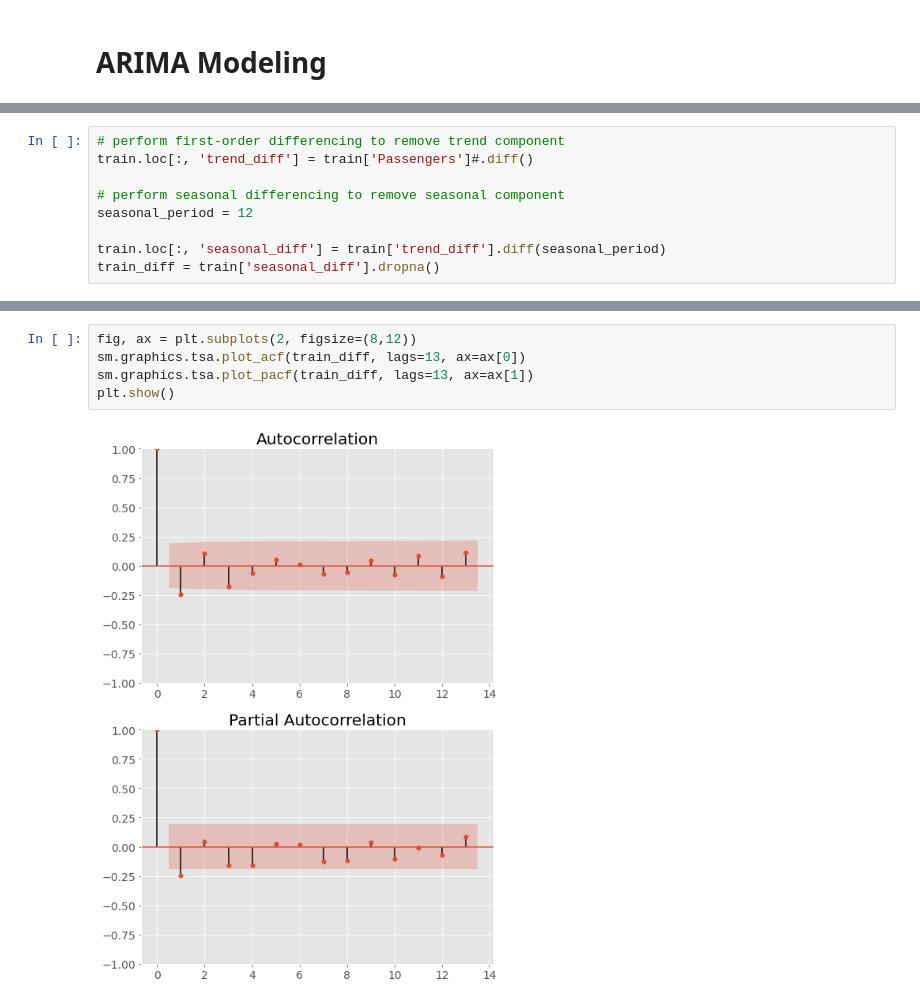
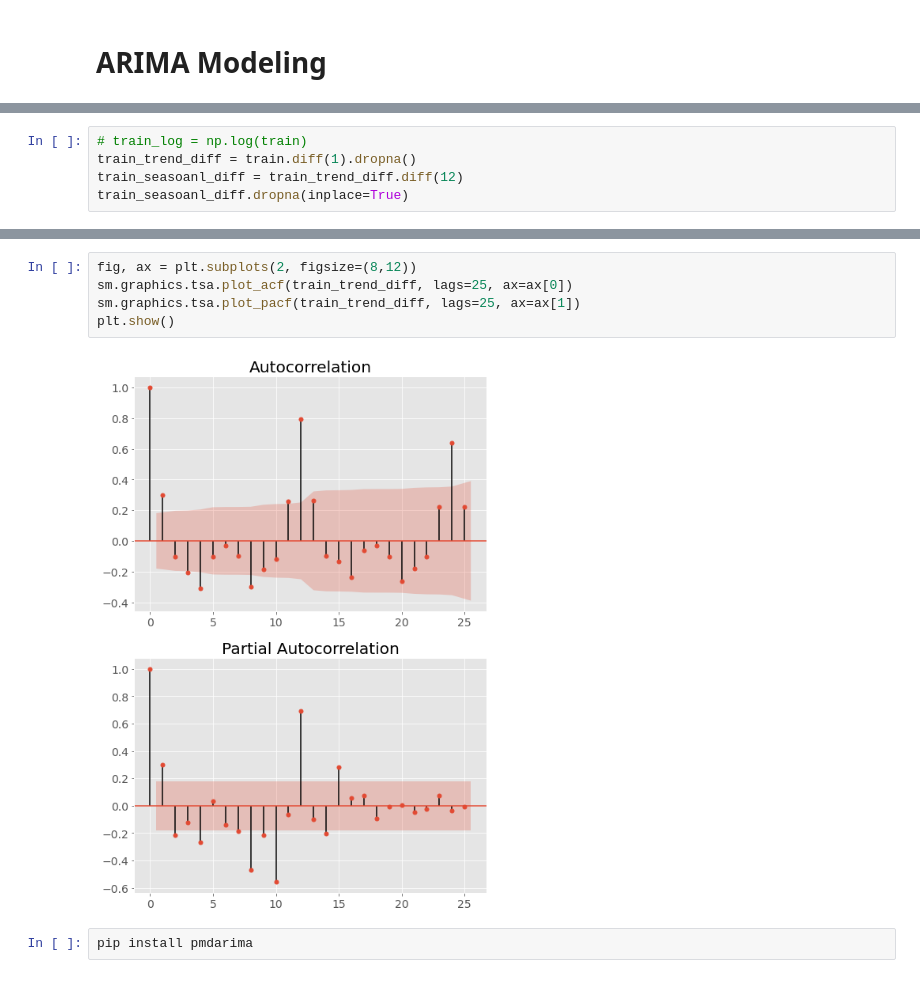
Before and after one commit to ashrafalaghbari/RetailSensei, a Jupyter notebook: Univariate_TS_modeling.ipynb, the cells around one changed output, grey strips where cells are left out. Drawn from its saved outputs; the diff is of its cells as text.

```diff
--- a/Univariate_TS_modeling.ipynb
+++ b/Univariate_TS_modeling.ipynb
@@ -375,10 +356,6 @@ train.diff()
-# %%
-# perform first-order differencing to remove trend component
-train.loc[:, 'trend_diff'] = train['Passengers']#.diff()
-
-# perform seasonal differencing to remove seasonal component
-seasonal_period = 12
-
-train.loc[:, 'seasonal_diff'] = train['trend_diff'].diff(seasonal_period)
-train_diff = train['seasonal_diff'].dropna()
+# %%
+# train_log = np.log(train)
+train_trend_diff = train.diff(1).dropna()
+train_seasoanl_diff = train_trend_diff.diff(12)
+train_seasoanl_diff.dropna(inplace=True)
 # %%
@@ -398,9 +375,11 @@ else:
 Time series is stationary
 # %%
 fig, ax = plt.subplots(2, figsize=(8,12))
-sm.graphics.tsa.plot_acf(train_diff, lags=13, ax=ax[0])
-sm.graphics.tsa.plot_pacf(train_diff, lags=13, ax=ax[1])
+sm.graphics.tsa.plot_acf(train_trend_diff, lags=25, ax=ax[0])
+sm.graphics.tsa.plot_pacf(train_trend_diff, lags=25, ax=ax[1])
 plt.show()
 # %% [output]
-[figure, old version]
+[figure, new version]
+# %%
+pip install pmdarima
 # %%
```
Also changed, not shown: parts of 18 cells of this notebook.
